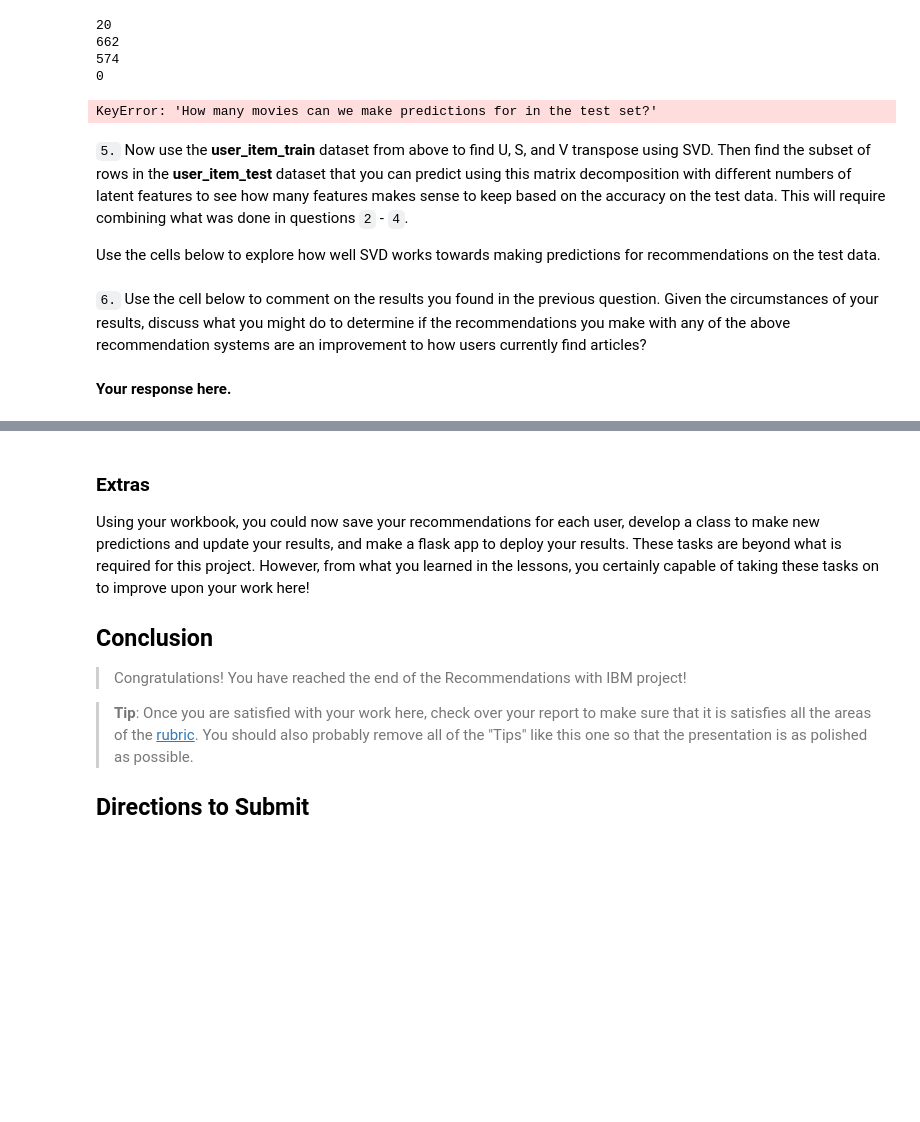
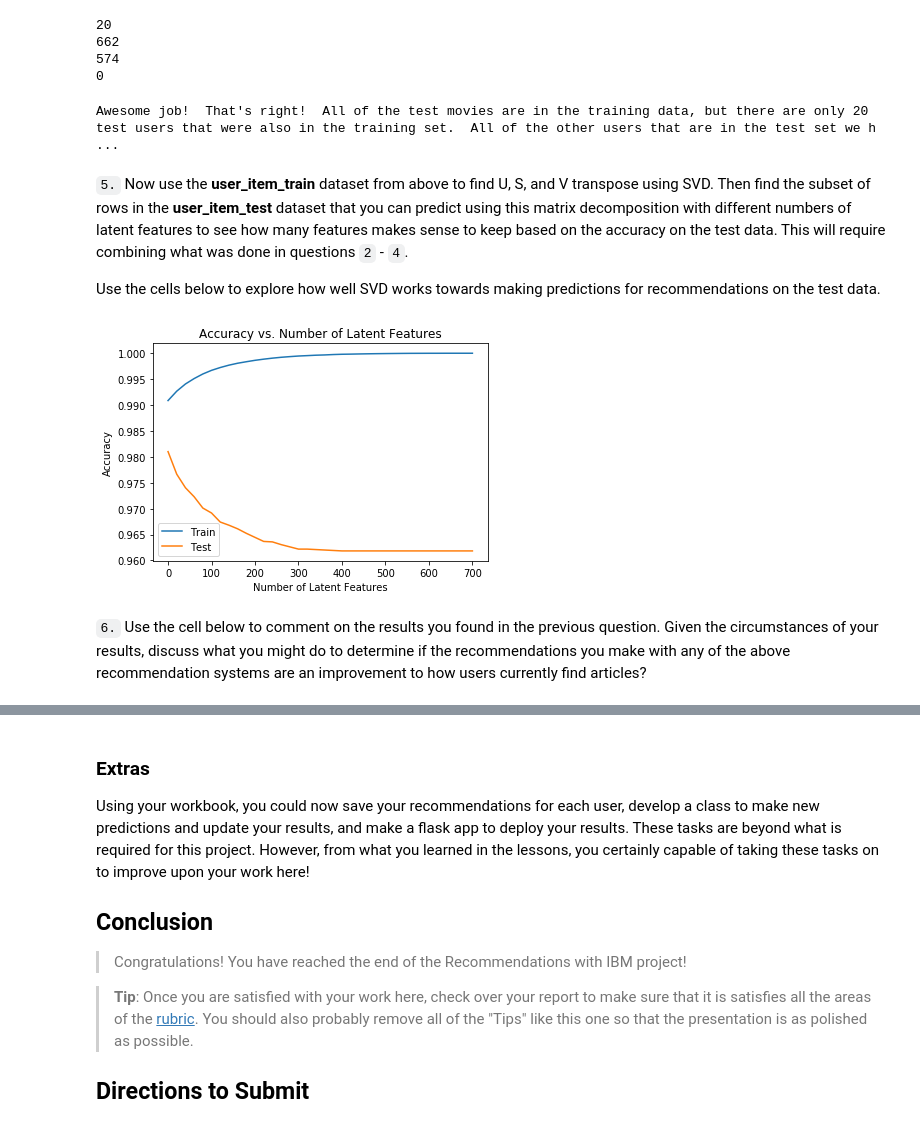
Before and after one commit to mparravani/IBM_Recommendation, a Jupyter notebook: Recommendations_with_IBM.ipynb, the cells around one changed output, grey strips where cells are left out. Drawn from its saved outputs; the diff is of its cells as text; code cells hidden in the pictures; blank space fills up the shorter version.

```diff
--- a/Recommendations_with_IBM.ipynb
+++ b/Recommendations_with_IBM.ipynb
@@ -994,10 +1015,9 @@ sol_4_dict = {
     'How many articles can we make predictions for in the test set?': b,
     'How many articles in the test set are we not able to make predictions for because of the cold start problem?': d
 }
-
-t.sol_4_test(sol_4_dict)
+sol_4_test(sol_4_dict)
 # %% [output]
-KeyError: 'How many movies can we make predictions for in the test set?'
+Awesome job!  That's right!  All of the test movies are in the training data, but there are only 20 test users that were also in the training set.  All of the other users that are in the test set we h ...
 # %% [markdown]
 `5.` Now use the **user_item_train** dataset from above to find U, S, and V transpose using SVD. Then find the subset of rows in the **user_item_test** dataset that you can predict using this matrix decomposition with different numbers of latent features to see how many features makes sense to keep based on the accuracy on the test data. This will require combining what was done in questions `2` - `4`.
 
@@ -1011,4 +1025,57 @@ u_train, s_train, vt_train = # fit svd similar to above then use the cells below
+# %%
+# fit SVD on the user_item_train matrix
+u_train, s_train, vt_train = np.linalg.svd(user_item_train)
+
+#create maps for users and articles that are in both datasets
+map_user = user_item_train.index.isin(train_test_users)
+map_article = user_item_train.columns.isin(train_test_articles)
+
+#filter train sets with above maps for test
+u_test = u_train[map_user]
+vt_test = vt_train[:,map_article]
+
+#filter test user item for only users in both sets
+user_item_test = user_item_test.loc[train_test_users,:]
+
+user_item_test_size = user_item_test.shape[0]*user_item_test.shape[1]
+user_item_train_size = user_item_train.shape[0]*user_item_train.shape[1]
+# %%
+# Use these cells to see how well you can use the training
+# decomposition to predict on test data
+num_feats = np.arange(0,700+10,20)
+tot_err_train = []
+tot_err_test = []
+
+for k in num_feats:
+    #adjust matricies with k features
+    s_train_k, u_train_k, vt_train_k = np.diag(s_train[:k]), u_train[:, :k], vt_train[:k, :]
+    u_test_k, vt_test_k = u_test[:, :k], vt_test[:k, :]
+
+    #take dot product
+    user_item_train_preds = np.around(np.dot(np.dot(u_train_k, s_train_k), vt_train_k))
+    user_item_test_preds = np.around(np.dot(np.dot(u_test_k, s_train_k), vt_test_k))
+
+
+    #calculate errors for each set
+    diff_train = np.abs(np.subtract(user_item_train, user_item_train_preds))
+    diff_test = np.abs(np.subtract(user_item_test, user_item_test_preds))
+
+    #total errors and append to lists
+    err_train = np.sum(np.sum(diff_train))
+    err_test = np.sum(np.sum(diff_test))
+
+    tot_err_train.append(err_train)
+    tot_err_test.append(err_test)
+
+plt.plot(num_feats, 1 - np.array(tot_err_train)/user_item_train_size, label='Train')
+plt.plot(num_feats, 1 - np.array(tot_err_test)/user_item_test_size, label='Test')
+
+plt.xlabel('Number of Latent Features')
+plt.ylabel('Accuracy')
+plt.title('Accuracy vs. Number of Latent Features')
+plt.legend()
+plt.show()
+# %% [output]
+[figure, added]
 # %% [markdown]
 `6.` Use the cell below to comment on the results you found in the previous question. Given the circumstances of your results, discuss what you might do to determine if the recommendations you make with any of the above recommendation systems are an improvement to how users currently find articles?
-# %% [markdown]
-**Your response here.**
```
Also changed, not shown: parts of 7 cells of this notebook.
